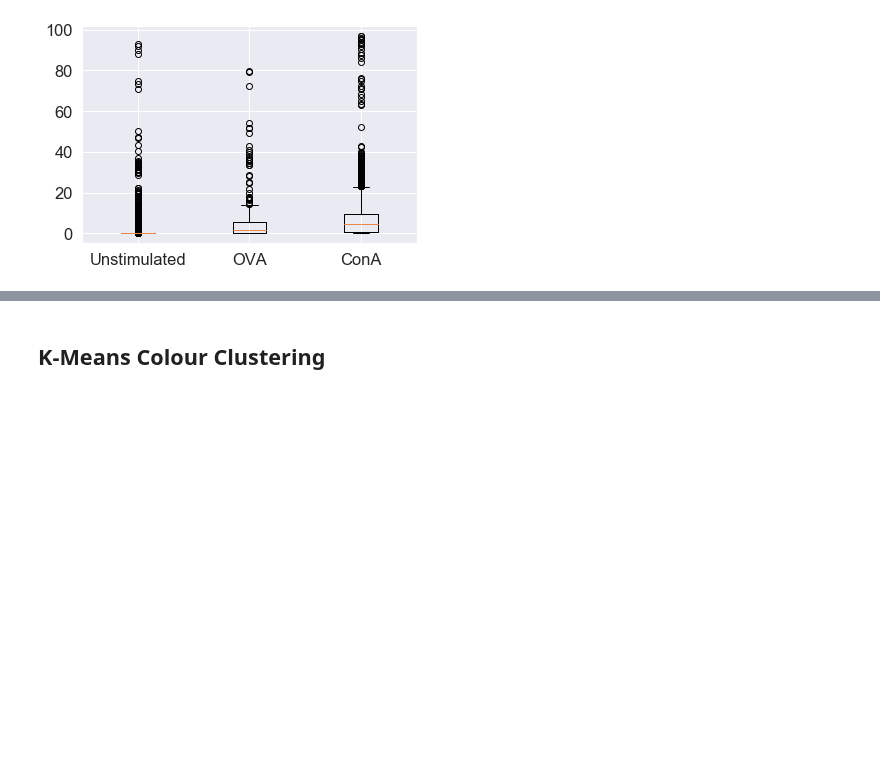
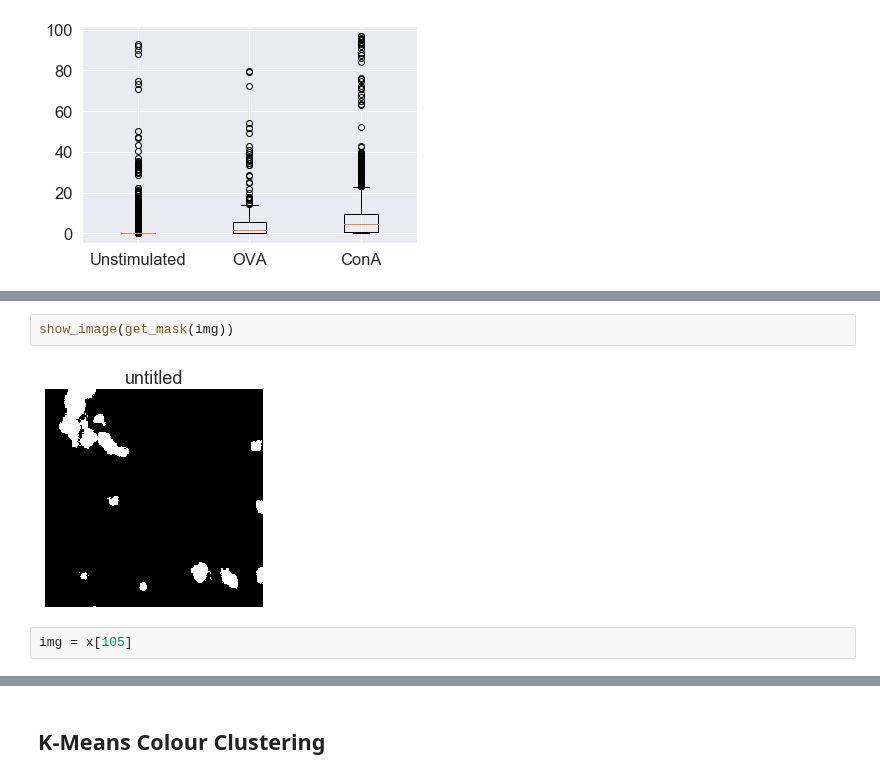
Before and after one commit to leonore/deep-learning-for-immune-cells, a Jupyter notebook: src/image_segmentation.ipynb, the cells around one changed output, grey strips where cells are left out. Cells and saved outputs as stored; diff of their text form; blank space fills up the shorter version.

```diff
--- a/src/image_segmentation.ipynb
+++ b/src/image_segmentation.ipynb
@@ -146,0 +166,6 @@ xticks = plt.xticks([1,2,3], ["Unstimulated", "OVA", "ConA"])
+# %%
+show_image(get_mask(img))
+# %% [output]
+[figure, added]
+# %%
+img = x[105]
```
Also changed, not shown: parts of 12 cells of this notebook.
